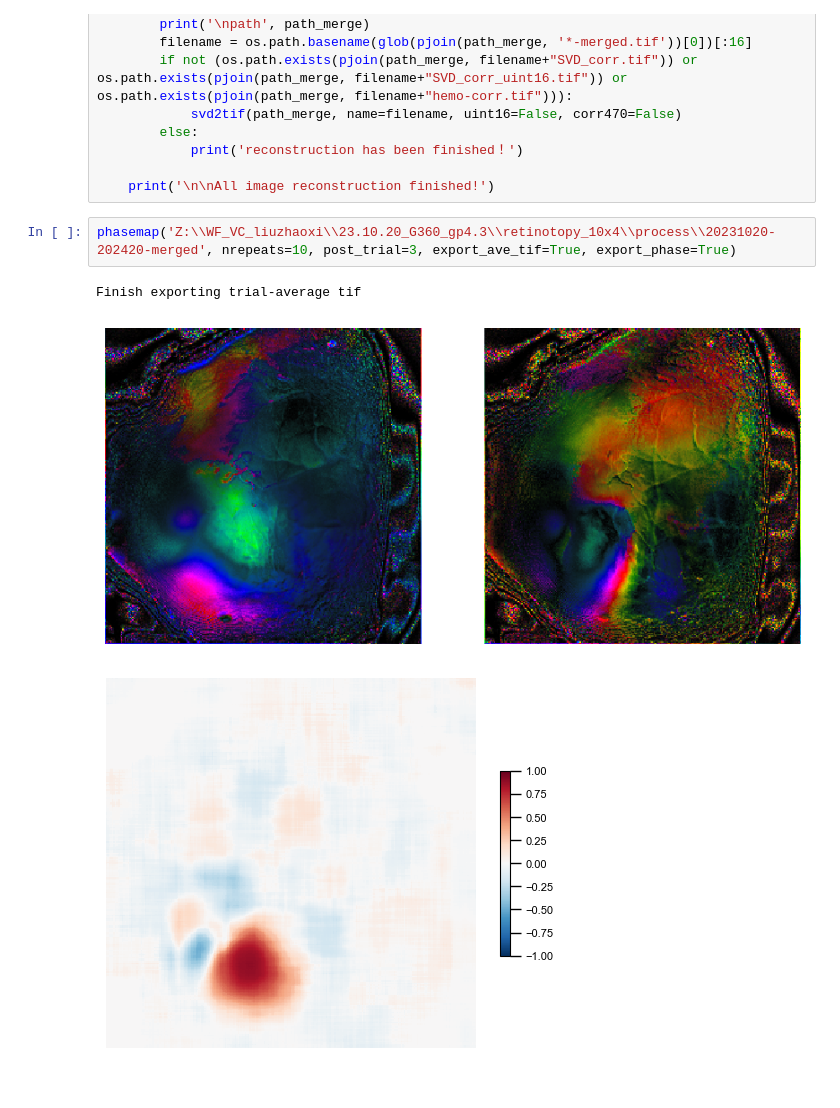
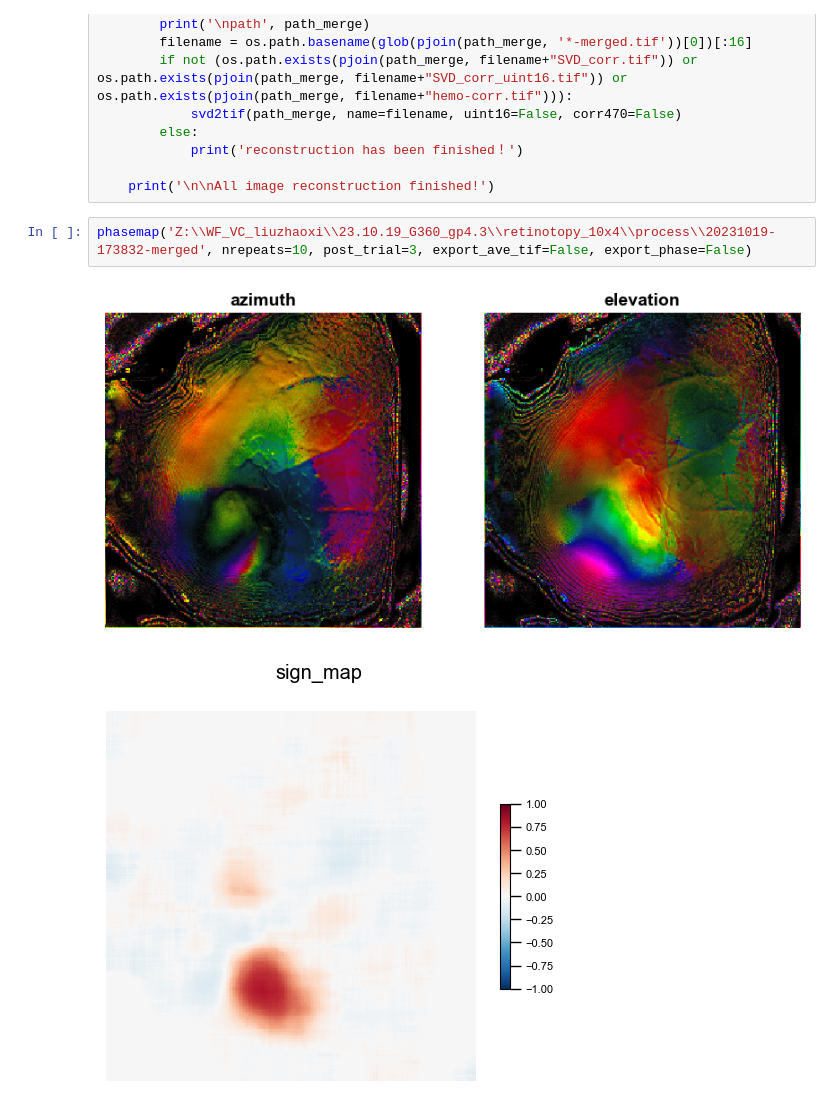
Before and after one commit to Zhaoxi-Liu/widefield_imaging_analysis, a Jupyter notebook: wf_analysis_LZX.ipynb, the cells around one changed output. Saved outputs shown, nothing was run; the diff lists cells and outputs as text.

```diff
--- a/wf_analysis_LZX.ipynb
+++ b/wf_analysis_LZX.ipynb
@@ -351,8 +351,7 @@ if export_corr_tif is True:
 
     print('\n\nAll image reconstruction finished!')
 # %%
-phasemap('Z:\\WF_VC_liuzhaoxi\\23.10.20_G360_gp4.3\\retinotopy_10x4\\process\\20231020-202420-merged', nrepeats=10, post_trial=3, export_ave_tif=True, export_phase=True)
+phasemap('Z:\\WF_VC_liuzhaoxi\\23.10.19_G360_gp4.3\\retinotopy_10x4\\process\\20231019-173832-merged', nrepeats=10, post_trial=3, export_ave_tif=False, export_phase=False)
 # %% [output]
-Finish exporting trial-average tif
-[figure, old version]
+[figure, new version]
-[figure, old version]
+[figure, new version]
```
Also changed, not shown: 15 other files.
